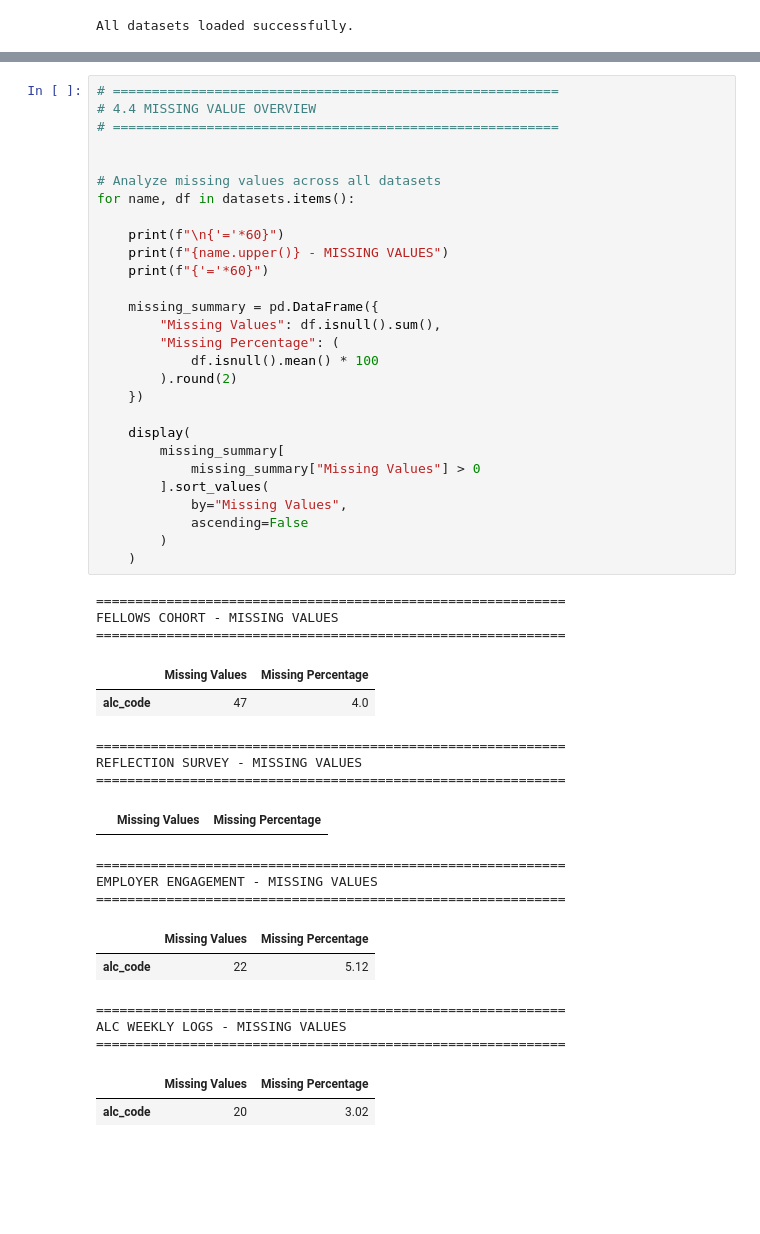
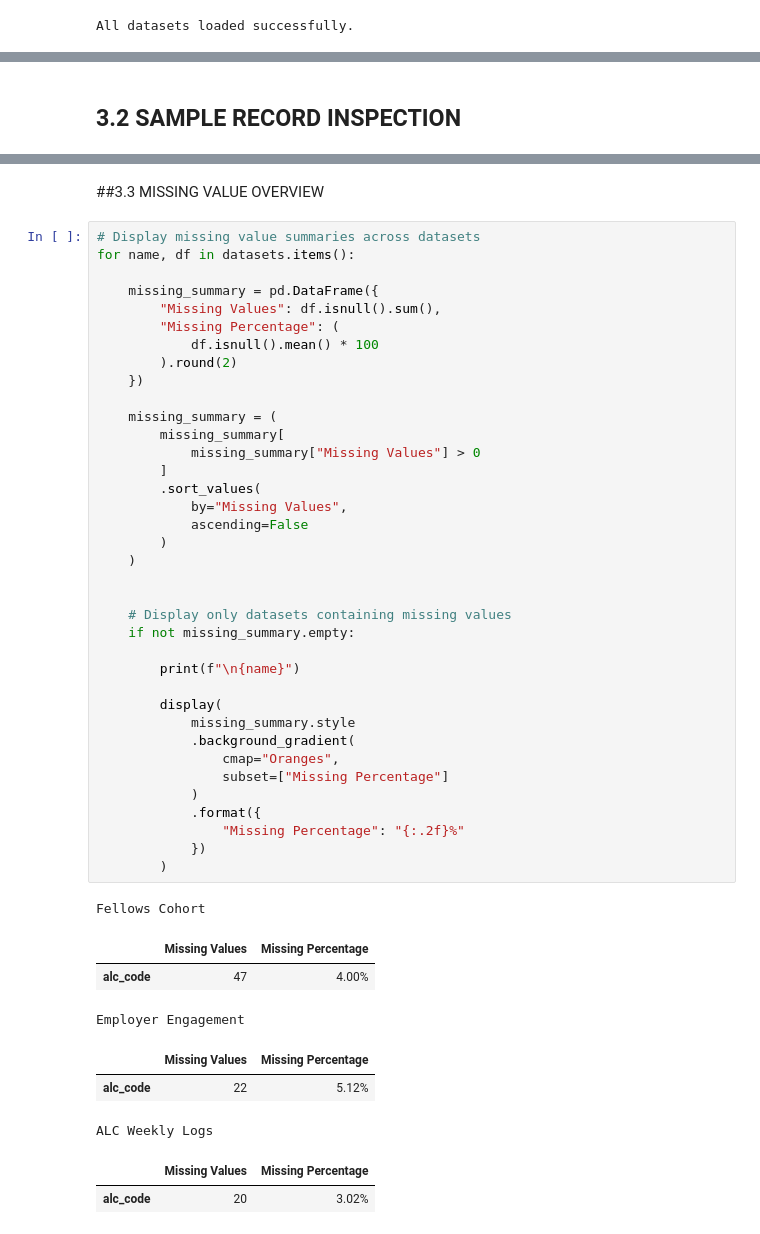
Before and after one commit to Efe-Godson/3mtt-stage2-analysis, a Jupyter notebook: notebooks/deliverable_2_analysis_notebook.ipynb, the cells around one changed output, grey strips where cells are left out. Saved outputs shown, nothing was run; the diff lists cells and outputs as text; blank space fills up the shorter version.

```diff
--- a/notebooks/deliverable_2_analysis_notebook.ipynb
+++ b/notebooks/deliverable_2_analysis_notebook.ipynb
@@ -186,6 +194,8 @@ Data Types
 | sessions_held | int64 |
 | facilitator_name | object |
 | data_quality_flag | object |
+# %% [markdown]
+## 3.2 SAMPLE RECORD INSPECTION
 # %%
 # Display sample records from each dataset
 for name, df in datasets.items():
@@ -232,51 +242,52 @@ ALC WEEKLY LOGS - SAMPLE RECORDS
 | 2 | ALC-001 | 3 | Adamawa | North-East | 10 | 4 | Fatima Aliyu | ... |
 | 3 | ALC-001 | 4 | Adamawa | North-East | 9 | 3 | Fatima Aliyu | ... |
 | 4 | ALC-001 | 5 | Adamawa | North-East | 14 | 3 | Fatima Aliyu | ... |
+# %% [markdown]
+##3.3 MISSING VALUE OVERVIEW
 # %%
-# =========================================================
-# 4.4 MISSING VALUE OVERVIEW
-# =========================================================
-
-
-# Analyze missing values across all datasets
+# Display missing value summaries across datasets
 for name, df in datasets.items():
-
-    print(f"\n{'='*60}")
-    print(f"{name.upper()} - MISSING VALUES")
-    print(f"{'='*60}")
 
     missing_summary = pd.DataFrame({
         "Missing Values": df.isnull().sum(),
         "Missing Percentage": (
             df.isnull().mean() * 100
         ).round(2)
     })
 
-    display(
+    missing_summary = (
         missing_summary[
             missing_summary["Missing Values"] > 0
-        ].sort_values(
+        ]
+        .sort_values(
             by="Missing Values",
             ascending=False
         )
     )
+
+
+    # Display only datasets containing missing values
+    if not missing_summary.empty:
+
+        print(f"\n{name}")
+
+        display(
+            missing_summary.style
+            .background_gradient(
+                cmap="Oranges",
+                subset=["Missing Percentage"]
+            )
+            .format({
+                "Missing Percentage": "{:.2f}%"
+            })
+        )
 # %% [output]
-============================================================
-FELLOWS COHORT - MISSING VALUES
-============================================================
+Fellows Cohort
 |  | Missing Values | Missing Percentage |
-| alc_code | 47 | 4.0 |
+| alc_code | 47 | 4.00% |
-============================================================
-REFLECTION SURVEY - MISSING VALUES
-============================================================
+Employer Engagement
 |  | Missing Values | Missing Percentage |
+| alc_code | 22 | 5.12% |
-============================================================
-EMPLOYER ENGAGEMENT - MISSING VALUES
-============================================================
+ALC Weekly Logs
 |  | Missing Values | Missing Percentage |
-| alc_code | 22 | 5.12 |
+| alc_code | 20 | 3.02% |
-============================================================
-ALC WEEKLY LOGS - MISSING VALUES
-============================================================
-|  | Missing Values | Missing Percentage |
-| alc_code | 20 | 3.02 |
```
Also changed, not shown: parts of 19 cells of this notebook.
